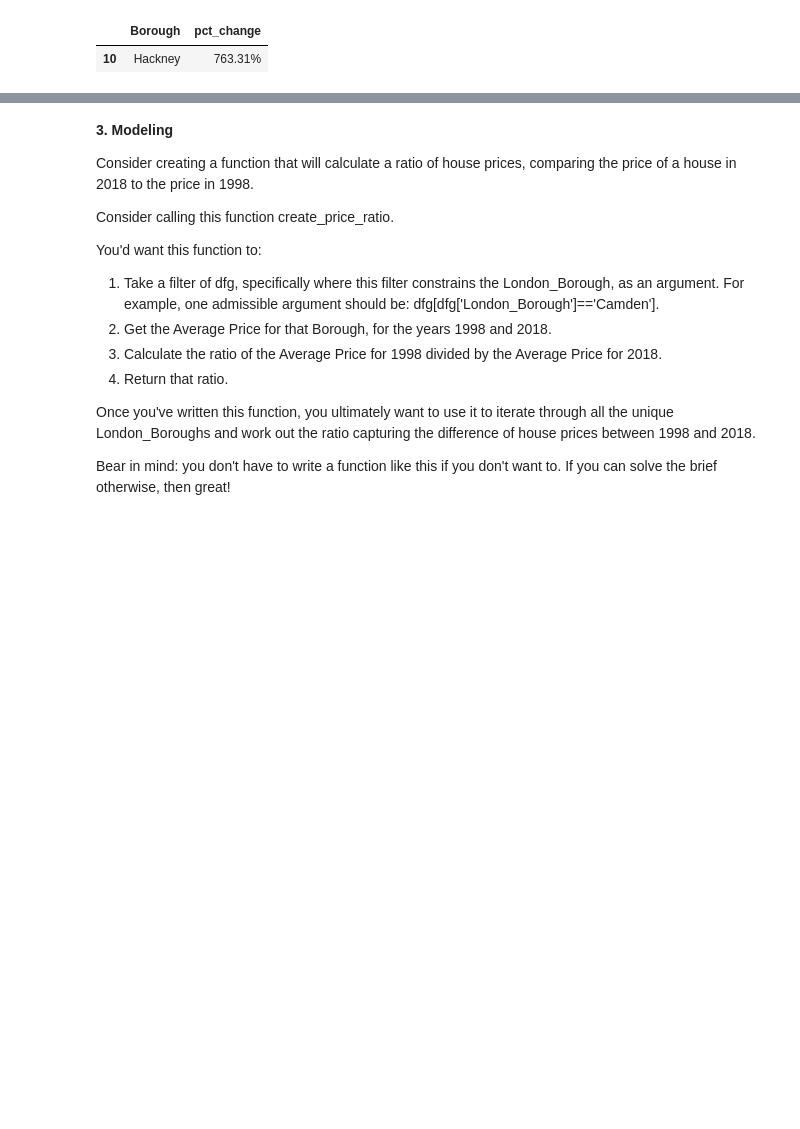
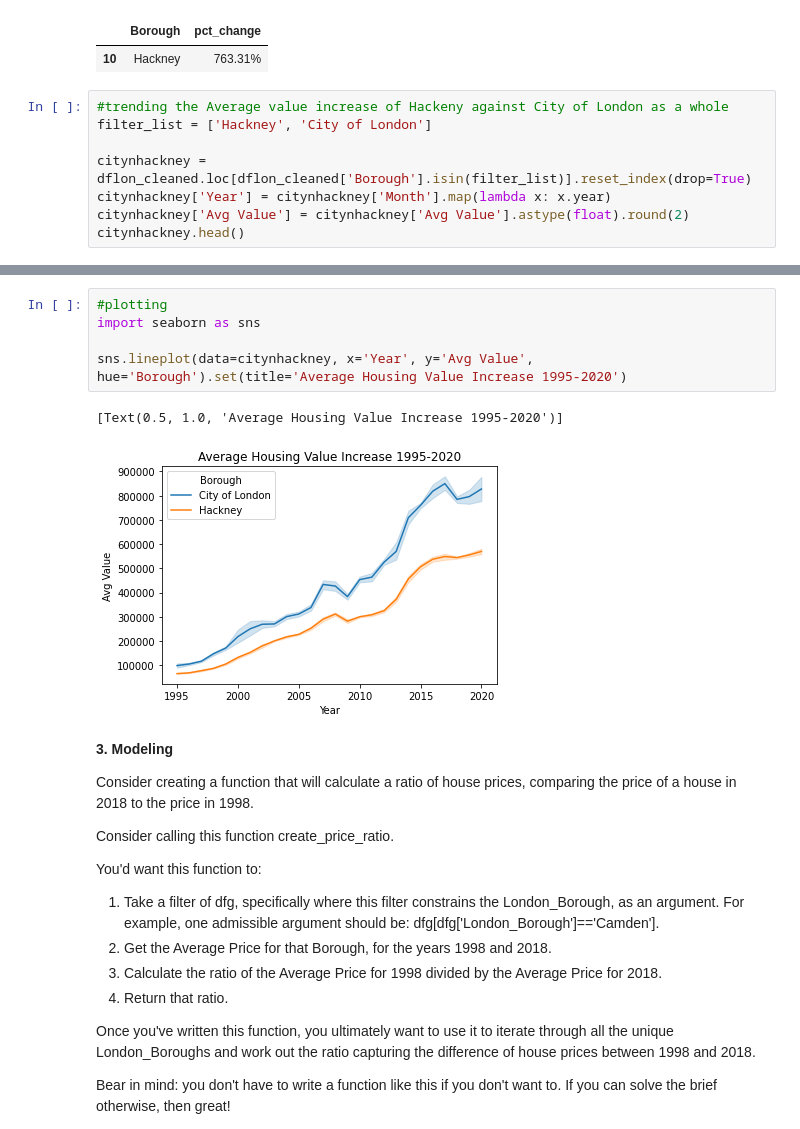
Before and after one commit to jade-lam/Springboard-DSC, a Jupyter notebook: Unit_4_Challenge_Tier_3.ipynb, the cells around one changed output, grey strips where cells are left out. Cells and saved outputs as stored; diff of their text form; blank space fills up the shorter version.

```diff
--- a/Unit_4_Challenge_Tier_3.ipynb
+++ b/Unit_4_Challenge_Tier_3.ipynb
@@ -361,3 +363,11 @@ df95vs20.loc[df95vs20['Borough']=='Hackney']
 # %% [output]
 |  | Borough | pct_change |
 | 10 | Hackney | 763.31% |
+# %%
+#trending the Average value increase of Hackeny against City of London as a whole
+filter_list = ['Hackney', 'City of London']
+
+citynhackney = dflon_cleaned.loc[dflon_cleaned['Borough'].isin(filter_list)].reset_index(drop=True)
+citynhackney['Year'] = citynhackney['Month'].map(lambda x: x.year)
+citynhackney['Avg Value'] = citynhackney['Avg Value'].astype(float).round(2)
+citynhackney.head()
@@ -364,3 +381,11 @@ df95vs20.loc[df95vs20['Borough']=='Hackney']
+# %%
+#plotting
+import seaborn as sns
+
+sns.lineplot(data=citynhackney, x='Year', y='Avg Value', hue='Borough').set(title='Average Housing Value Increase 1995-2020')
+# %% [output]
+[Text(0.5, 1.0, 'Average Housing Value Increase 1995-2020')]
+[figure, added]
 # %% [markdown]
 **3. Modeling**
 
```
Also changed, not shown: parts of 7 cells of this notebook.
